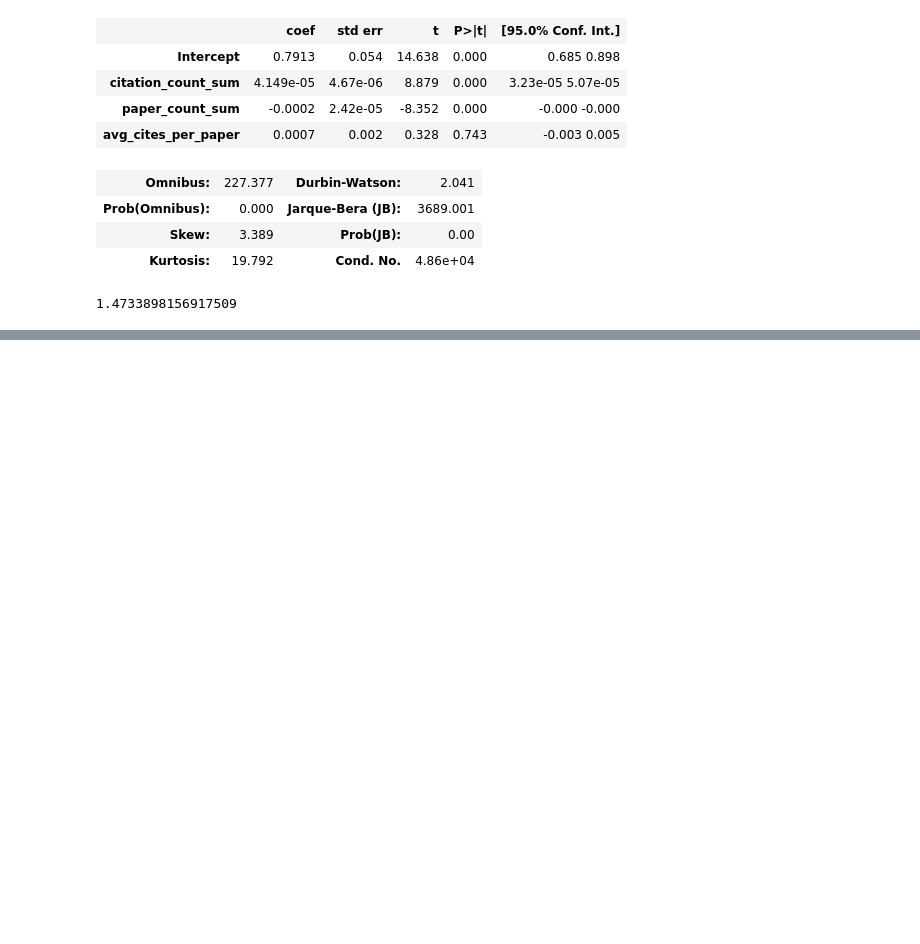
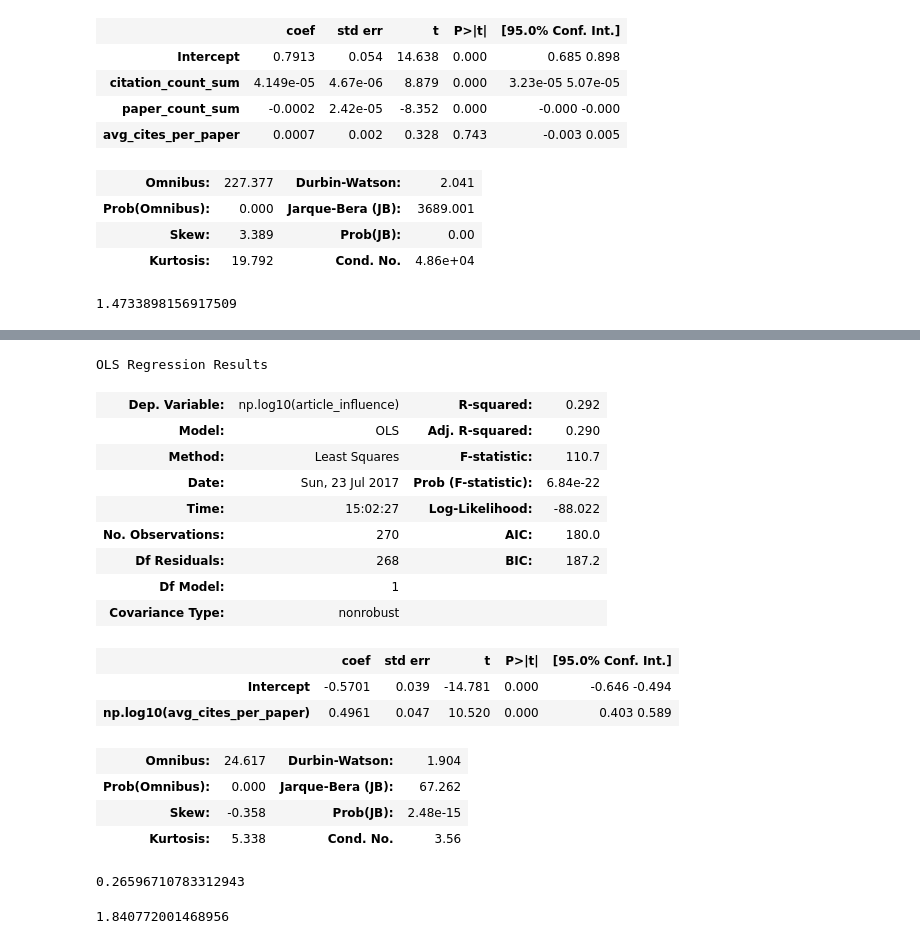
Before and after one commit to FlourishOA/Estimating-Influence, a Jupyter notebook: Code/Estimating-AI-Scores.ipynb, the cells around one changed output, grey strips where cells are left out. Drawn from its saved outputs; the diff is of its cells as text; code cells hidden in the pictures; blank space fills up the shorter version.

```diff
--- a/Code/Estimating-AI-Scores.ipynb
+++ b/Code/Estimating-AI-Scores.ipynb
@@ -475,0 +482,38 @@ np.sqrt(mean_squared_error(np.log(pt_test['article_influence']), pt_log_test_pre
+# %%
+# Run linear regression with two features
+pt_log_lr3 = smf.ols(formula=
+                   'np.log10(article_influence) ~ np.log10(avg_cites_per_paper)',
+                data=pt_train).fit()
+# Create an array of predictions for the training and testing data
+pt_log_train_pred3 = pt_log_lr3.predict(pt_train)
+pt_log_test_pred3 = pt_log_lr3.predict(pt_test)
+
+# Output results of linear regression
+pt_log_lr3.summary()
+# %% [output]
+OLS Regression Results
+| Dep. Variable: | np.log10(article_influence) | R-squared: | 0.292 |
+| Model: | OLS | Adj. R-squared: | 0.290 |
+| Method: | Least Squares | F-statistic: | 110.7 |
+| Date: | Sun, 23 Jul 2017 | Prob (F-statistic): | 6.84e-22 |
+| Time: | 15:02:27 | Log-Likelihood: | -88.022 |
+| No. Observations: | 270 | AIC: | 180.0 |
+| Df Residuals: | 268 | BIC: | 187.2 |
+| Df Model: | 1 |  |  |
+| Covariance Type: | nonrobust |  |  |
+|  | coef | std err | t | P>|t| | [95.0% Conf. Int.] |
+| Intercept | -0.5701 | 0.039 | -14.781 | 0.000 | -0.646 -0.494 |
+| np.log10(avg_cites_per_paper) | 0.4961 | 0.047 | 10.520 | 0.000 | 0.403 0.589 |
+| Omnibus: | 24.617 | Durbin-Watson: | 1.904 |
+| Prob(Omnibus): | 0.000 | Jarque-Bera (JB): | 67.262 |
+| Skew: | -0.358 | Prob(JB): | 2.48e-15 |
+| Kurtosis: | 5.338 | Cond. No. | 3.56 |
+# %%
+# Calculate the RMSE of the log of testing actual values versus predicted (log) values
+np.sqrt(mean_squared_error(np.log10(pt_test['article_influence']), pt_log_test_pred3))
+# %% [output]
+0.26596710783312943
+# %%
+math.pow(10,0.265)
+# %% [output]
+1.840772001468956
```
Also changed, not shown: parts of 13 cells of this notebook.
